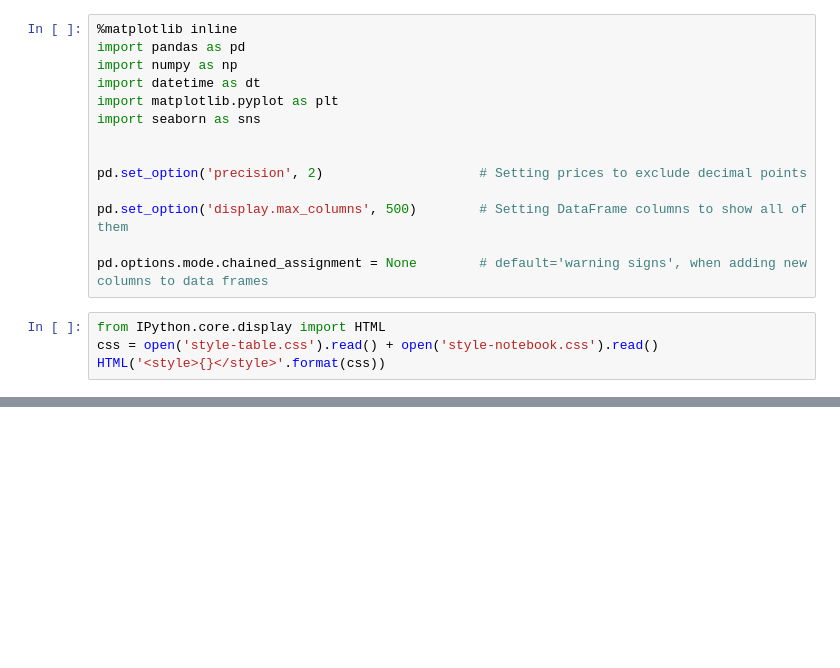
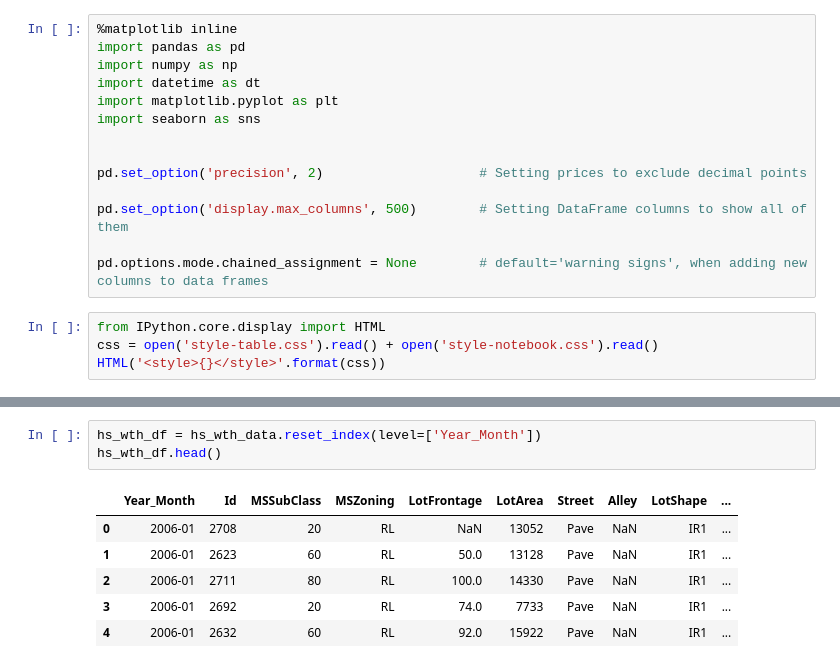
Before and after one commit to AlfredMtz/Springboard, a Jupyter notebook: amesproject.ipynb, the cells around one changed output, grey strips where cells are left out. Cells and saved outputs as stored; diff of their text form; blank space fills up the shorter version.

```diff
--- a/amesproject.ipynb
+++ b/amesproject.ipynb
@@ -171,0 +115,10 @@ hs_wth_data.head(30)
+# %%
+hs_wth_df = hs_wth_data.reset_index(level=['Year_Month'])
+hs_wth_df.head()
+# %% [output]
+|  | Year_Month | Id | MSSubClass | MSZoning | LotFrontage | LotArea | Street | Alley | LotShape | ... |
+| 0 | 2006-01 | 2708 | 20 | RL | NaN | 13052 | Pave | NaN | IR1 | ... |
+| 1 | 2006-01 | 2623 | 60 | RL | 50.0 | 13128 | Pave | NaN | IR1 | ... |
+| 2 | 2006-01 | 2711 | 80 | RL | 100.0 | 14330 | Pave | NaN | IR1 | ... |
+| 3 | 2006-01 | 2692 | 20 | RL | 74.0 | 7733 | Pave | NaN | IR1 | ... |
+| 4 | 2006-01 | 2632 | 60 | RL | 92.0 | 15922 | Pave | NaN | IR1 | ... |
```
Also changed, not shown: parts of 9 cells of this notebook.
